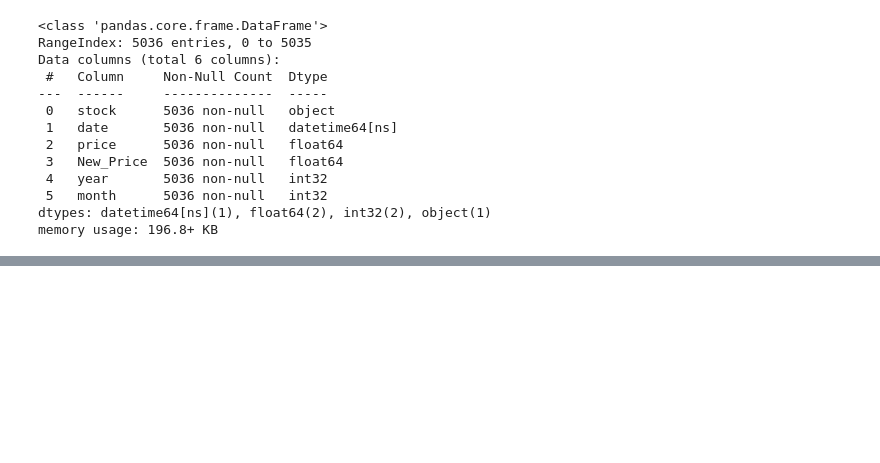
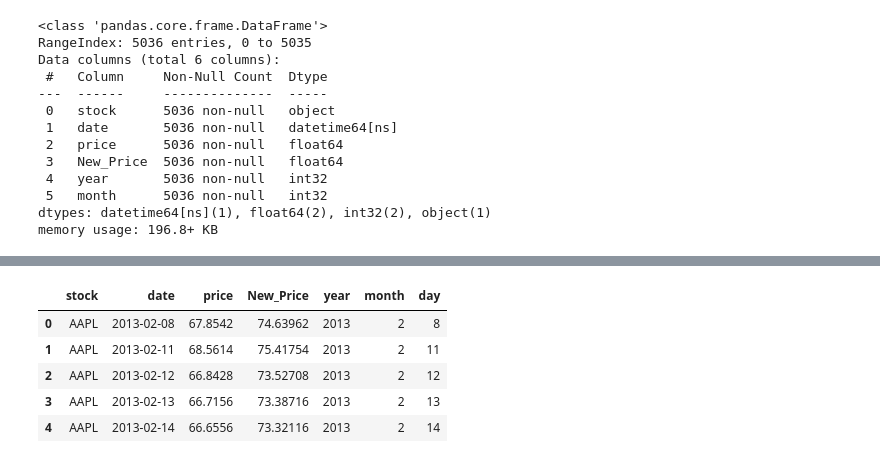
Before and after one commit to chemkemeimyers/PythonProjects, a Jupyter notebook: SavingNLoadingFiles.ipynb, the cells around one changed output, grey strips where cells are left out. Saved outputs shown, nothing was run; the diff lists cells and outputs as text; code cells hidden in the pictures; blank space fills up the shorter version.

```diff
--- a/SavingNLoadingFiles.ipynb
+++ b/SavingNLoadingFiles.ipynb
@@ -384,3 +384,5 @@ Data columns (total 6 columns):
  5   month      5036 non-null   int32
 dtypes: datetime64[ns](1), float64(2), int32(2), object(1)
 memory usage: 196.8+ KB
+# %%
+data['day']=data['date'].dt.day
@@ -386,0 +406,9 @@ memory usage: 196.8+ KB
+# %%
+data.head()
+# %% [output]
+|  | stock | date | price | New_Price | year | month | day |
+| 0 | AAPL | 2013-02-08 | 67.8542 | 74.63962 | 2013 | 2 | 8 |
+| 1 | AAPL | 2013-02-11 | 68.5614 | 75.41754 | 2013 | 2 | 11 |
+| 2 | AAPL | 2013-02-12 | 66.8428 | 73.52708 | 2013 | 2 | 12 |
+| 3 | AAPL | 2013-02-13 | 66.7156 | 73.38716 | 2013 | 2 | 13 |
+| 4 | AAPL | 2013-02-14 | 66.6556 | 73.32116 | 2013 | 2 | 14 |
```
Also changed, not shown: parts of 2 cells of this notebook.
